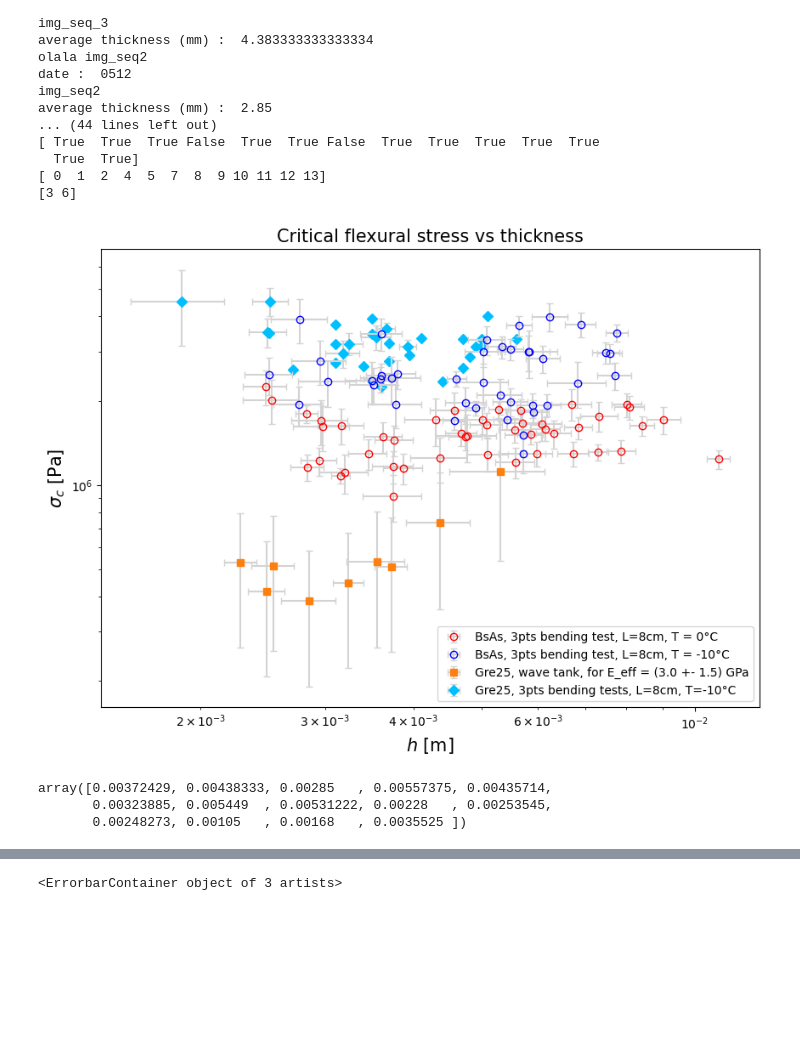
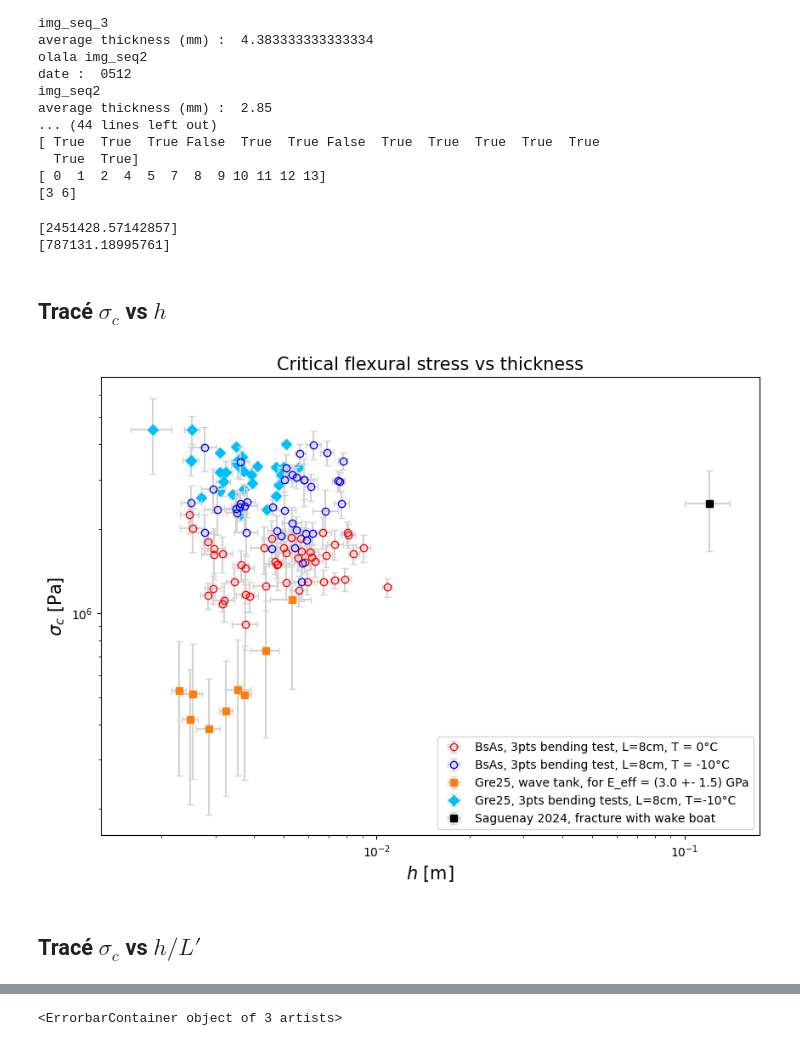
Before and after one commit to Turbotice/icewave, a Jupyter notebook: icewave/vasco/all_frac/compare_different_fracture_exp.ipynb, the cells around one changed output, grey strips where cells are left out. Saved outputs shown, nothing was run; the diff lists cells and outputs as text; code cells hidden in the pictures; blank space fills up the shorter version.

```diff
--- a/icewave/vasco/all_frac/compare_different_fracture_exp.ipynb
+++ b/icewave/vasco/all_frac/compare_different_fracture_exp.ipynb
@@ -105,6 +105,36 @@ average thickness (mm) :  2.85
 file_dict_3pts_Gre25 = "D:/manips_BsAs/Summary/dictionaries_alldata/dict_BsAs_Gre25_data.pkl"
 with open(file_dict_3pts_Gre25, 'rb') as f:
     dict_3pts_Gre25 = pickle.load(f)
+# %%
+# data Saguenay
+
+kappa_c_Sag = np.array([1.3e-2])
+kappa_c_err_Sag = np.array([2e-3])
+
+h_Sag = np.array([12e-2])
+h_err_Sag = np.array([2e-2])
+
+epsilon_c_Sag = kappa_c_Sag*h_Sag/2
+epsilon_c_err_Sag = np.sqrt((kappa_c_err_Sag*h_Sag/2)**2 + (kappa_c_Sag*h_err_Sag/2)**2)
+
+nu_Sag = 0.3
+
+E_Sag = 2.2e9
+E_err_Sag = 0.5e9
+
+sigma_c_Sag = (E_Sag*epsilon_c_Sag)/(1-nu_Sag)
+sigma_c_err_Sag = (1/(1-nu_Sag)) * np.sqrt((E_err_Sag*epsilon_c_Sag)**2 + (E_Sag*epsilon_c_err_Sag)**2)
+
+wavelength_Sag = 20
+wavelength_err_Sag = 5
+
+print(sigma_c_Sag)
+print(sigma_c_err_Sag)
+# %% [output]
+[2451428.57142857]
+[787131.18995761]
+# %% [markdown]
+## Tracé $\sigma_c$ vs $h$
 # %%
 fig,ax = plt.subplots(figsize=(10,7))
 
@@ -142,40 +172,48 @@ yerrdata = np.sqrt((Eeff_avg*(1-nu_approx**2)*np.abs(tab_kappac_avg) * tab_h_std
 mask = (tab_plot) & (tab_h_std/tab_h_avg < 1/5) & (tab_h_avg > 2e-3)
 
 ax.errorbar(xdata[mask],ydata[mask],yerr=yerrdata[mask],xerr=xerrdata[mask],fmt='s',linestyle='',ecolor='lightgray',capsize=3,color='tab:orange',label=f'Gre25, wave tank, for E_eff = ({Eeff_avg/1e9} +- {Eeff_err/1e9}) GPa')
 
 
 
 ###################
 # en dessous Gre25 tests 3 points
 
 xdata = dict_3pts_Gre25['Gre25_samples']['Thickness'] * 1e-3
 ydata = dict_3pts_Gre25['Gre25_samples']['Critical_stress_MPa'] * 1e6
 xerrdata = dict_3pts_Gre25['Gre25_samples']['Thickness_err'] * 1e-3
 yerrdata = dict_3pts_Gre25['Gre25_samples']['Critical_stress_MPa'] * 1e6 * (2 * dict_3pts_Gre25['Gre25_samples']['Thickness_err']/dict_3pts_Gre25['Gre25_samples']['Thickness'])
 
 mask = dict_3pts_Gre25['Gre25_samples']['plot']==1
 
 plt.errorbar(xdata[mask],ydata[mask],yerr=yerrdata[mask],xerr=xerrdata[mask],fmt='D',linestyle='',ecolor='lightgray',capsize=3,color='deepskyblue', label=f'Gre25, 3pts bending tests, L=8cm, T=-10°C')
 
+
+
+#################
+# data saguenay (1 seul point)
+xdata = h_Sag
+ydata = sigma_c_Sag
+xerrdata = h_err_Sag
+yerrdata = sigma_c_err_Sag
+
+plt.errorbar(xdata,ydata,yerr=yerrdata,xerr=xerrdata,fmt='s',linestyle='',ecolor='lightgray',capsize=3,color='black', label='Saguenay 2024, fracture with wake boat')
+
+
 #ax.set_xlim(0,6.5e-3)
 #ax.set_ylim(0,1.8e6)
 ax.set_title('Critical flexural stress vs thickness',fontsize=15)
 ax.set_xlabel('$h$ [m]', fontsize=15)
 ax.set_ylabel('$\sigma_{c}$ [Pa]', fontsize=15)
 plt.loglog()
 plt.legend()
 plt.savefig('C:/Users/Vasco Zanchi/Desktop/presentations/interfreeze_2026/sigmac_vs_h_different_experiments.pdf',dpi=300)
 #hth=np.linspace(1e-3,4e-3)
 #ax.plot(hth,2e-4*(hth/2e-3)**(-1/2))
 plt.show()
 # %% [output]
-[figure, old version]
+[figure, new version]
-# %%
-tab_h_avg
-# %% [output]
-array([0.00372429, 0.00438333, 0.00285   , 0.00557375, 0.00435714,
-       0.00323885, 0.005449  , 0.00531222, 0.00228   , 0.00253545,
-       0.00248273, 0.00105   , 0.00168   , 0.0035525 ])
+# %% [markdown]
+## Tracé $\sigma_c$ vs $h/L'$
 # %%
 # plot vs h/L
 # CONDITION PLOT : h/herr<1/4
```
Also changed, not shown: parts of 5 cells of this notebook, 3 other files.
